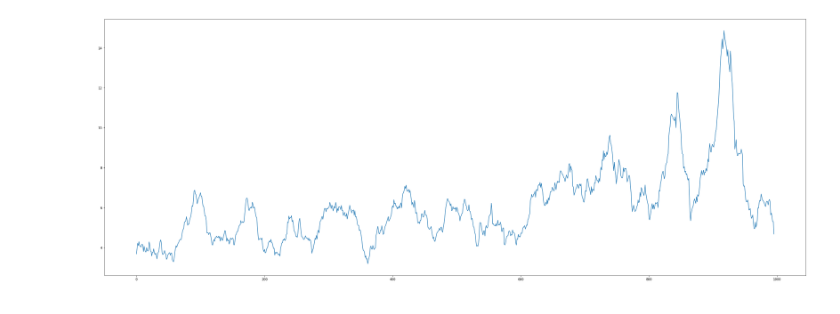
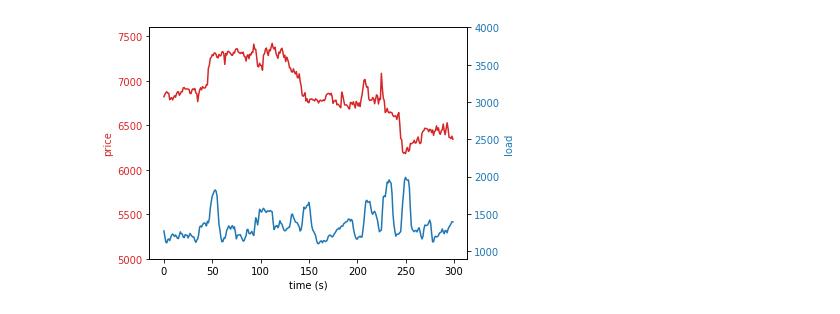
Before and after one commit to evgenstf/market_load_prediction, a Jupyter notebook: load_prediction/research.ipynb, the cells around one changed output. Saved outputs shown, nothing was run; the diff lists cells and outputs as text; code cells hidden in the pictures.

```diff
--- a/load_prediction/research.ipynb
+++ b/load_prediction/research.ipynb
@@ -47,8 +15,0 @@ print(rolling_mean[:10])
-# %%
-import matplotlib.pyplot as plt
-
-plt.plot(price_diff)
-plt.plot(rolling_mean)
-import matplotlib.pyplot as plt
-plt.rcParams["figure.figsize"] = (40, 15)
-plt.show()
@@ -57,9 +16,29 @@ plt.show()
-# %%
-import matplotlib.pyplot as plt
-
-plt.plot(rolling_mean)
-import matplotlib.pyplot as plt
-plt.rcParams["figure.figsize"] = (40, 15)
-plt.show()
-# %% [output]
-[figure, removed]
+# %%
+import matplotlib.pyplot as plt
+import numpy as np
+
+fig, ax1 = plt.subplots()
+
+color = 'tab:red'
+ax1.set_xlabel('time (s)')
+ax1.set_ylabel('price', color=color)
+ax1.plot(prices[200:500], color=color)
+ax1.set_ylim([5000, 7600])
+ax1.tick_params(axis='y', labelcolor=color)
+
+ax2 = ax1.twinx()  # instantiate a second axes that shares the same x-axis
+
+color = 'tab:blue'
+ax2.set_ylabel('load', color=color)  # we already handled the x-label with ax1
+ax2.plot(loads[200:500], color=color)
+#ax2.plot(buffer_size[200:500], color='tab:orange')
+ax2.set_ylim([900, 4000])
+ax2.tick_params(axis='y', labelcolor=color)
+
+
+fig.tight_layout()  # otherwise the right y-label is slightly clipped
+
+plt.rcParams["figure.figsize"] = (15, 5)
+plt.show()
+# %% [output]
+[figure, added]
```
Also changed, not shown: parts of 14 cells of this notebook, 49 other files.
